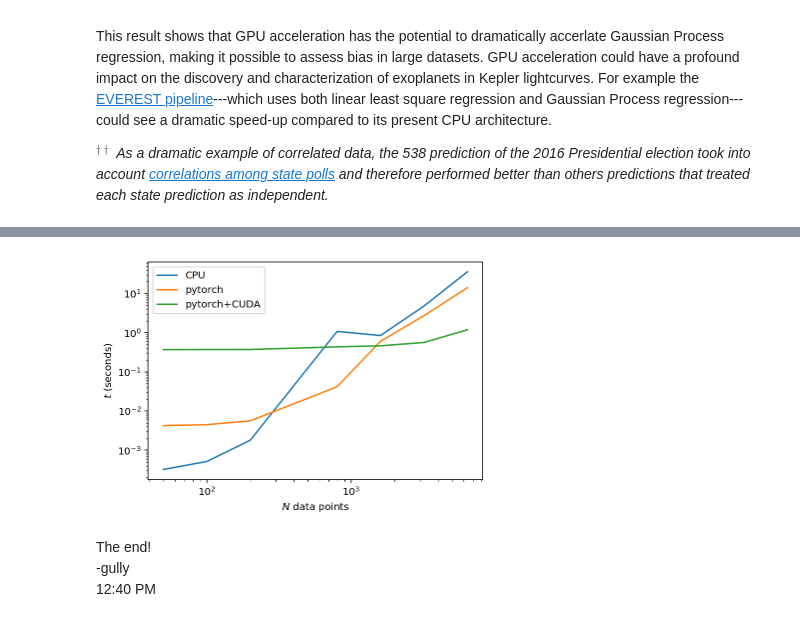
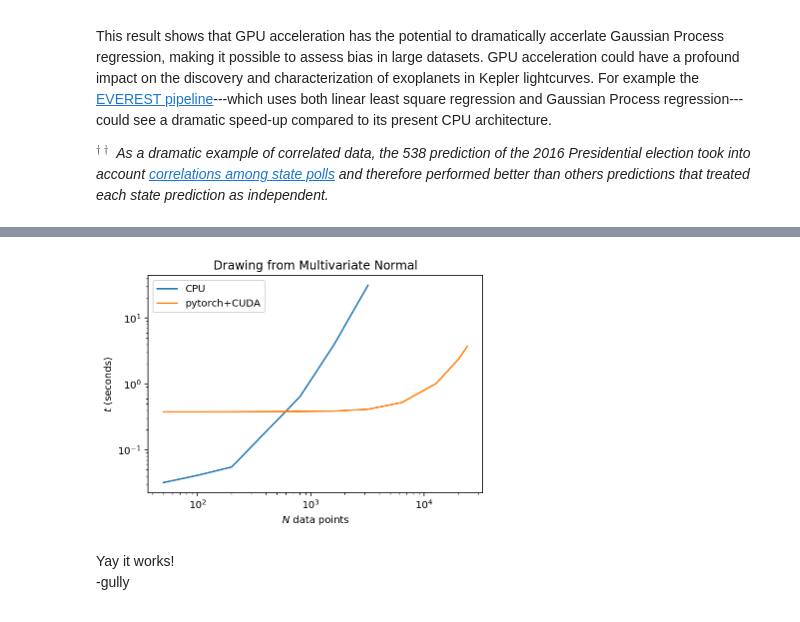
Before and after one commit to gully/bombcat, a Jupyter notebook: faster_more_accurate_science.ipynb, the cells around one changed output, grey strips where cells are left out. Drawn from its saved outputs; the diff is of its cells as text; code cells hidden in the pictures.

```diff
--- a/faster_more_accurate_science.ipynb
+++ b/faster_more_accurate_science.ipynb
@@ -79,8 +81,11 @@ import pandas as pd
 import matplotlib.pyplot as plt
 # %%
 %config InlineBackend.figure_format = 'retina'
+# %%
+names = ['Nsamples', 'CPU_solve', 'CPU_MVN', 'pytorch_solve', 'pytorch+gpu_solve', 'pytorch+gpu_MVN']
 # %%
-df = pd.read_csv('./gpu_performance_LS.csv')
+df = pd.read_csv('./gpu_performance_LS/April2018-With Cholesky Decomposition.csv',
+                 skiprows=[0,1], names=names)
 # %%
 df
 # %% [output]
@@ -96,16 +117,16 @@ df
 # %%
-plt.plot(df['N samples'], df.CPU, label='CPU')
-plt.plot(df['N samples'], df['pytorch'], label='pytorch')
-plt.plot(df['N samples'], df['pytorch+gpu'], label='pytorch+CUDA')
+plt.plot(df['Nsamples'], df['CPU_MVN'], label='CPU')
+#plt.plot(df['Nsamples'], df['pytorch_MVN'], label='pytorch')
+plt.plot(df['Nsamples'], df['pytorch+gpu_MVN'], label='pytorch+CUDA')
 plt.xlabel('$N$ data points')
 plt.ylabel('$t$ (seconds)')
+plt.title('Drawing from Multivariate Normal')
 plt.xscale('log')
 plt.yscale('log')
 plt.legend(loc='best')
-plt.savefig('pytorch_LS_covariance_performance.png', dpi=300)
+plt.savefig('pytorch_LS_MVN_performance.png', dpi=300)
 # %% [output]
-[figure, old version]
+[figure, new version]
-# %% [markdown]
-The end!
--gully
-12:40 PM
+# %% [markdown]
+Yay it works!
+-gully
```
Also changed, not shown: parts of 3 cells of this notebook.
